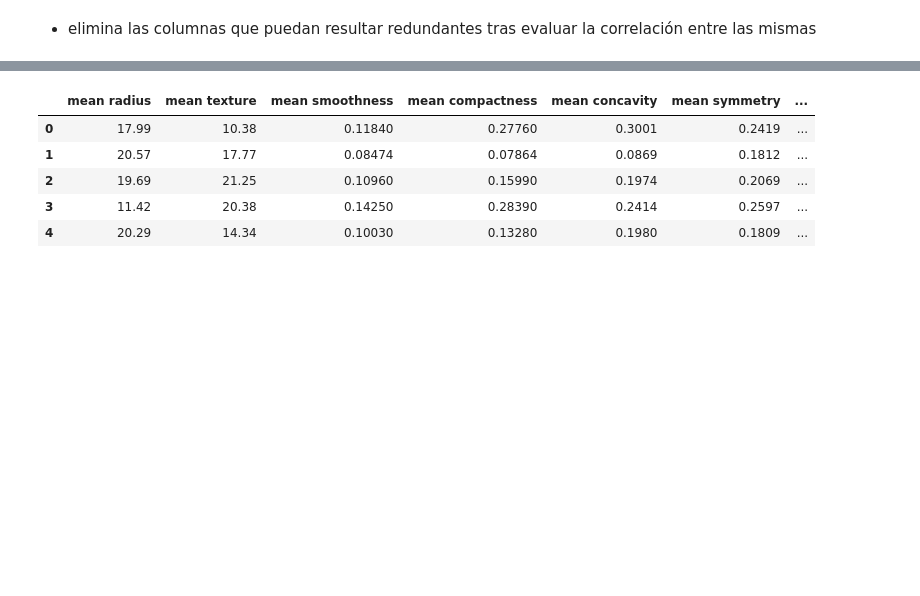
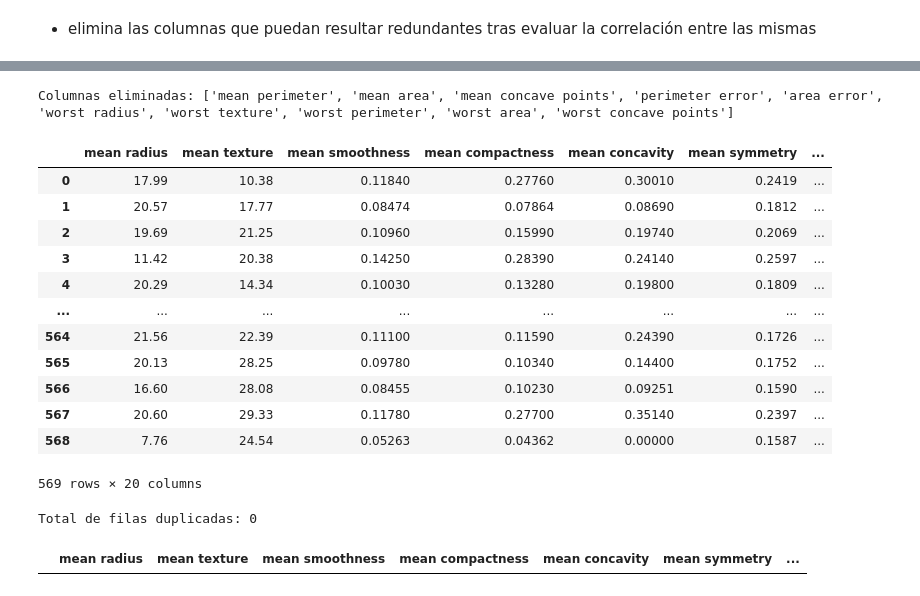
Before and after one commit to FelicianoRN01/PIA, a Jupyter notebook: introduccioRedesNeuronales.ipynb, the cells around one changed output, grey strips where cells are left out. Cells and saved outputs as stored; diff of their text form; code cells hidden in the pictures; blank space fills up the shorter version.

```diff
--- a/introduccioRedesNeuronales.ipynb
+++ b/introduccioRedesNeuronales.ipynb
@@ -331,9 +310,48 @@ Columnas eliminadas: {'worst area', 'worst texture', 'mean area', 'perimeter err
-# %%
-df_reduced.head()
-# %% [output]
-|  | mean radius | mean texture | mean smoothness | mean compactness | mean concavity | mean symmetry | ... |
-| 0 | 17.99 | 10.38 | 0.11840 | 0.27760 | 0.3001 | 0.2419 | ... |
-| 1 | 20.57 | 17.77 | 0.08474 | 0.07864 | 0.0869 | 0.1812 | ... |
-| 2 | 19.69 | 21.25 | 0.10960 | 0.15990 | 0.1974 | 0.2069 | ... |
-| 3 | 11.42 | 20.38 | 0.14250 | 0.28390 | 0.2414 | 0.2597 | ... |
-| 4 | 20.29 | 14.34 | 0.10030 | 0.13280 | 0.1980 | 0.1809 | ... |
+# %%
+# Establecer un umbral de correlación
+umbral_correlacion = 0.9
+
+# Crear una matriz de correlación
+correlation_matrix = df.corr().abs()
+
+# Seleccionar las columnas superiores de la matriz de correlación
+upper = correlation_matrix.where(np.triu(np.ones(correlation_matrix.shape), k=1).astype(bool))
+
+# Encontrar las columnas con una correlación mayor al umbral
+columnas_redundantes = [column for column in upper.columns if any(upper[column] > umbral_correlacion)]
+
+# Eliminar las columnas redundantes del DataFrame
+df_reduced = df.drop(columns=columnas_redundantes)
+
+# Mostrar las columnas eliminadas y el DataFrame reducido
+print("Columnas eliminadas:", columnas_redundantes)
+
+df_reduced
+# %% [output]
+Columnas eliminadas: ['mean perimeter', 'mean area', 'mean concave points', 'perimeter error', 'area error', 'worst radius', 'worst texture', 'worst perimeter', 'worst area', 'worst concave points']
+|  | mean radius | mean texture | mean smoothness | mean compactness | mean concavity | mean symmetry | ... |
+| 0 | 17.99 | 10.38 | 0.11840 | 0.27760 | 0.30010 | 0.2419 | ... |
+| 1 | 20.57 | 17.77 | 0.08474 | 0.07864 | 0.08690 | 0.1812 | ... |
+| 2 | 19.69 | 21.25 | 0.10960 | 0.15990 | 0.19740 | 0.2069 | ... |
+| 3 | 11.42 | 20.38 | 0.14250 | 0.28390 | 0.24140 | 0.2597 | ... |
+| 4 | 20.29 | 14.34 | 0.10030 | 0.13280 | 0.19800 | 0.1809 | ... |
+| ... | ... | ... | ... | ... | ... | ... | ... |
+| 564 | 21.56 | 22.39 | 0.11100 | 0.11590 | 0.24390 | 0.1726 | ... |
+| 565 | 20.13 | 28.25 | 0.09780 | 0.10340 | 0.14400 | 0.1752 | ... |
+| 566 | 16.60 | 28.08 | 0.08455 | 0.10230 | 0.09251 | 0.1590 | ... |
+| 567 | 20.60 | 29.33 | 0.11780 | 0.27700 | 0.35140 | 0.2397 | ... |
+| 568 | 7.76 | 24.54 | 0.05263 | 0.04362 | 0.00000 | 0.1587 | ... |
+569 rows × 20 columns
+# %%
+# Verificar valores duplicados en el DataFrame
+valores_duplicados = df_reduced.duplicated()
+
+# Mostrar las filas duplicadas
+df_duplicados = df_reduced[valores_duplicados]
+
+# Mostrar el resultado
+print(f"Total de filas duplicadas: {df_duplicados.shape[0]}")
+df_duplicados
+# %% [output]
+Total de filas duplicadas: 0
+|  | mean radius | mean texture | mean smoothness | mean compactness | mean concavity | mean symmetry | ... |
```
Also changed, not shown: parts of 13 cells of this notebook.
